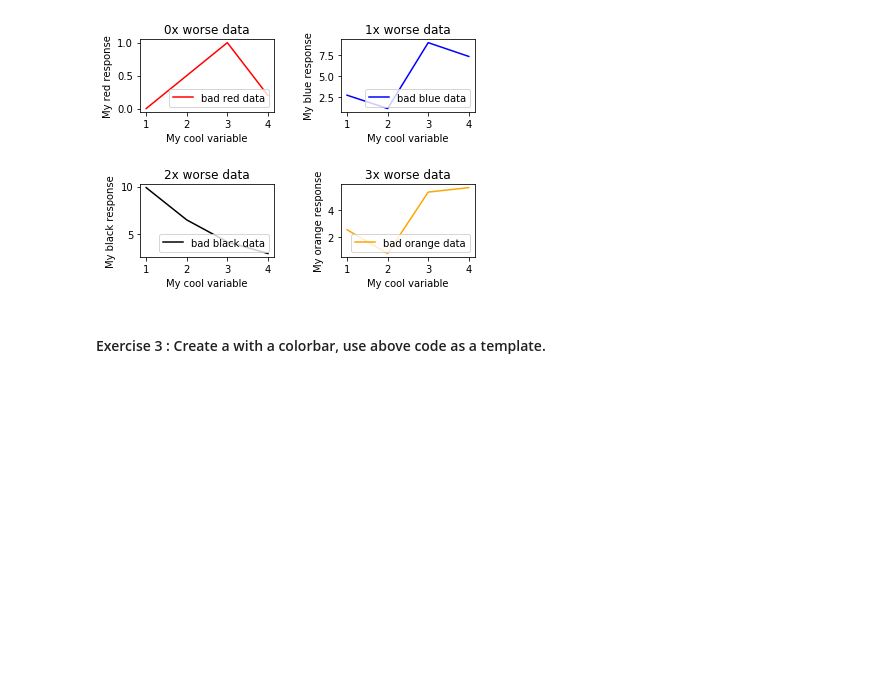
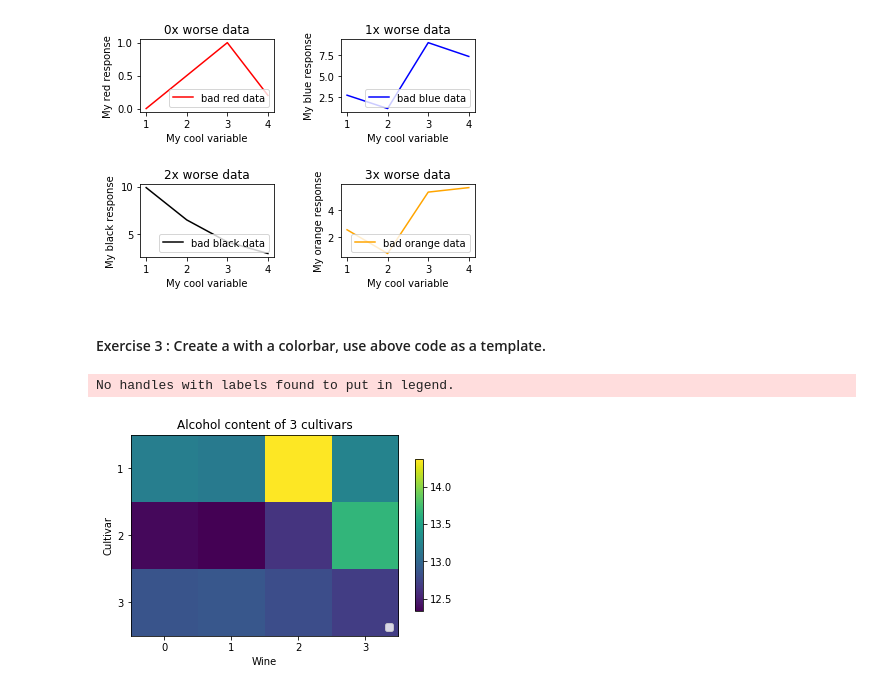
Before and after one commit to MVesuviusC/python_intro_2024, a Jupyter notebook: Thursday/Plotting_Solutions.ipynb, the cells around one changed output. Saved outputs shown, nothing was run; the diff lists cells and outputs as text; code cells hidden in the pictures; blank space fills up the shorter version.

```diff
--- a/Thursday/Plotting_Solutions.ipynb
+++ b/Thursday/Plotting_Solutions.ipynb
@@ -79,31 +79,35 @@ header=["cult", "alcohol", "malic", "ash", "alcalinity", "mg", "phenol", "flav",
         "nonflav","proanth", "color", "hue", "od280", "proline"]
 df.columns = header
 cult1 = df[df['cult'] == 1].iloc[0:4]  # *.iloc for indices, *.loc for row names
 cult2 = df[df['cult'] == 2].iloc[0:4]
 cult3 = df[df['cult'] == 3].iloc[0:4]
 allcult = [cult1, cult2, cult3]
 cultname=['1','2','3']
 
 # Create matrix for plotting
 m = np.zeros([3, cult1.shape[0]])  # 3 cultivars, 5 wines per cultivar
 # cultivars first
 for i in range(len(allcult)):
     # wines next
     for j in range(allcult[i].shape[0]):
         m[i,j] = allcult[i]['alcohol'].iloc[j]
 
 # Plot
 fig, ax = plt.subplots()
 im = ax.imshow(m)
-fig.colorbar(im, ax=ax)
+fig.colorbar(im, ax=ax, anchor=(0, 0.3), shrink=0.7)
+
 # y-axis
 ax.set_yticks(np.arange(len(cultname)))
 ax.set_yticklabels(cultname)
 ax.set_ylabel("Cultivar")
 # x-axis
 ax.set_xticks(np.arange(m.shape[1]))
 #ax.set_xticklabels(cultname)
 ax.set_xlabel("Wine")
 ax.legend(loc='lower right', fontsize=10)
 ax.set_title("Alcohol content of 3 cultivars")
 plt.show()      # Needed if plotting python outside of Jupyter notebook
+# %% [output]
+No handles with labels found to put in legend.
+[figure, added]
```
Also changed, not shown: parts of 2 cells of this notebook, 8 other files.
